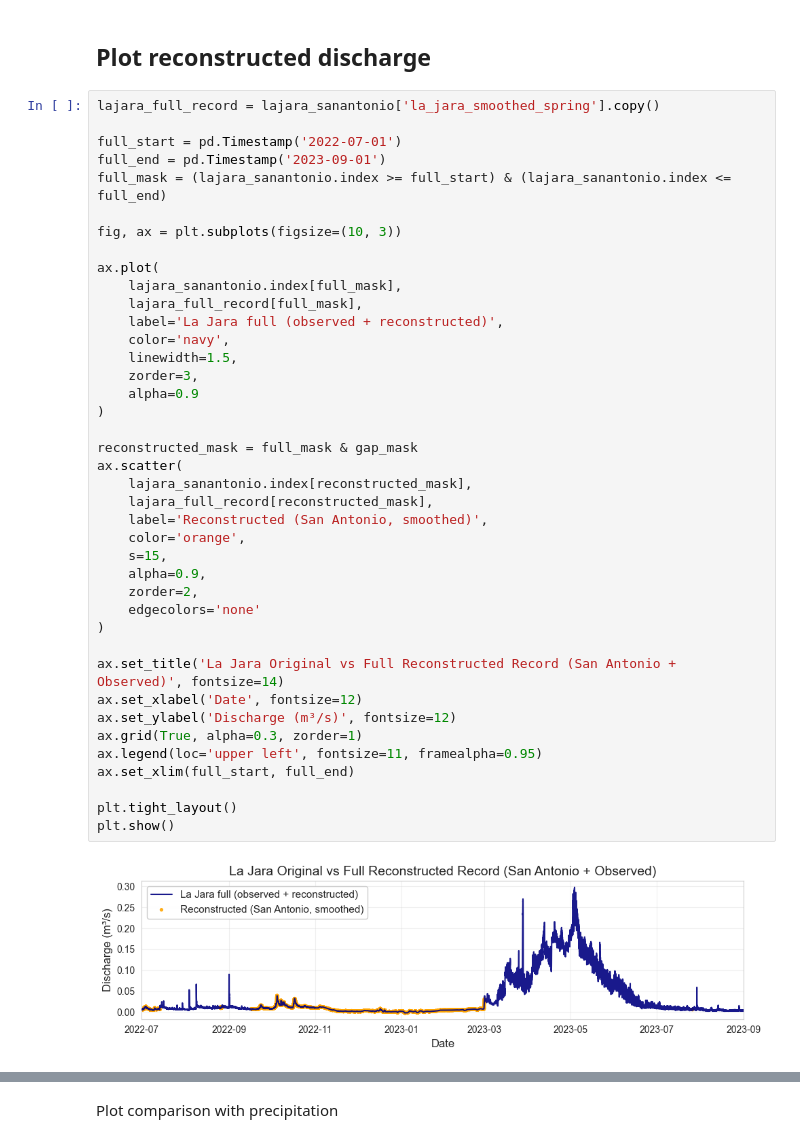
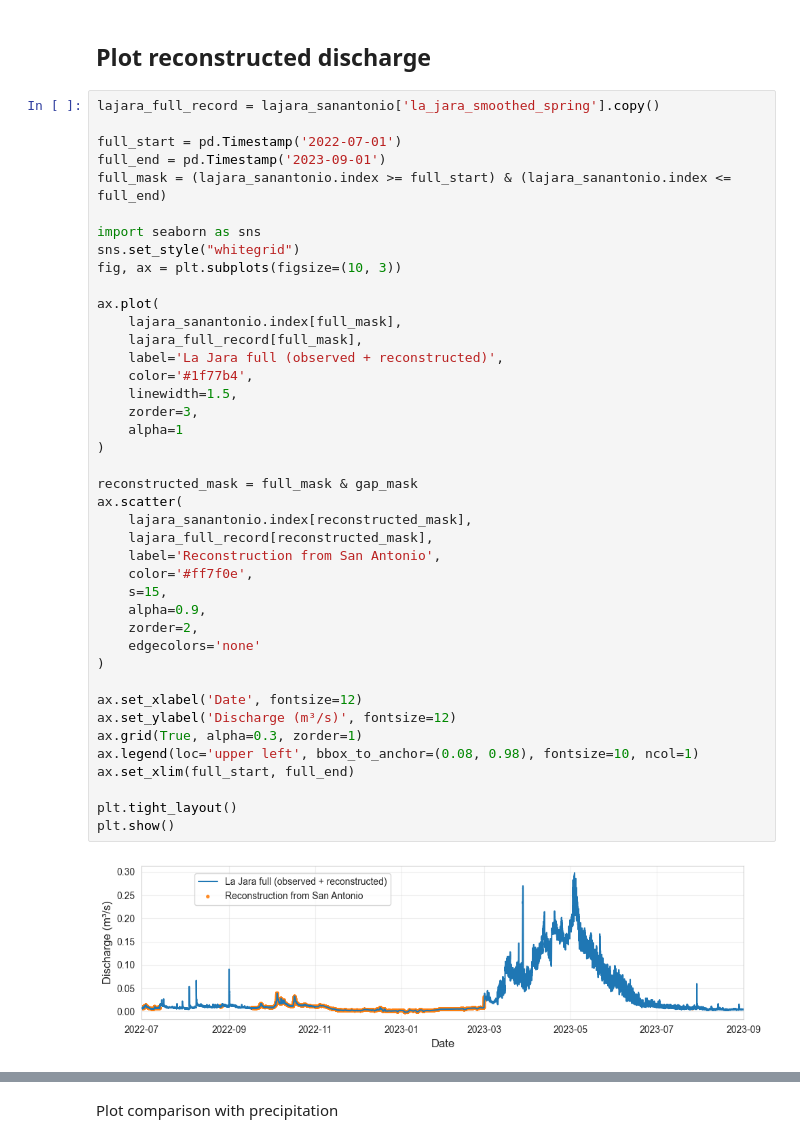
Before and after one commit to nicole-hucke/shear_stress_paper, a Jupyter notebook: shear_stress_reconstruction/discharge/discharge_reconstruction.ipynb, the cells around one changed output, grey strips where cells are left out. Drawn from its saved outputs; the diff is of its cells as text.

```diff
--- a/shear_stress_reconstruction/discharge/discharge_reconstruction.ipynb
+++ b/shear_stress_reconstruction/discharge/discharge_reconstruction.ipynb
@@ -788,38 +788,39 @@ full_start = pd.Timestamp('2022-07-01')
 full_end = pd.Timestamp('2023-09-01')
 full_mask = (lajara_sanantonio.index >= full_start) & (lajara_sanantonio.index <= full_end)
 
+import seaborn as sns
+sns.set_style("whitegrid")
 fig, ax = plt.subplots(figsize=(10, 3))
 
 ax.plot(
     lajara_sanantonio.index[full_mask],
     lajara_full_record[full_mask],
     label='La Jara full (observed + reconstructed)',
-    color='navy',
+    color='#1f77b4',
     linewidth=1.5,
     zorder=3,
-    alpha=0.9
+    alpha=1
 )
 
 reconstructed_mask = full_mask & gap_mask
 ax.scatter(
     lajara_sanantonio.index[reconstructed_mask],
     lajara_full_record[reconstructed_mask],
-    label='Reconstructed (San Antonio, smoothed)',
-    color='orange',
+    label='Reconstruction from San Antonio',
+    color='#ff7f0e',
     s=15,
     alpha=0.9,
     zorder=2,
     edgecolors='none'
 )
 
-ax.set_title('La Jara Original vs Full Reconstructed Record (San Antonio + Observed)', fontsize=14)
 ax.set_xlabel('Date', fontsize=12)
 ax.set_ylabel('Discharge (m³/s)', fontsize=12)
 ax.grid(True, alpha=0.3, zorder=1)
-ax.legend(loc='upper left', fontsize=11, framealpha=0.95)
+ax.legend(loc='upper left', bbox_to_anchor=(0.08, 0.98), fontsize=10, ncol=1)
 ax.set_xlim(full_start, full_end)
 
 plt.tight_layout()
 plt.show()
 # %% [output]
-[figure, old version]
+[figure, new version]
```
Also changed, not shown: parts of 3 cells of this notebook, 11 other files.
